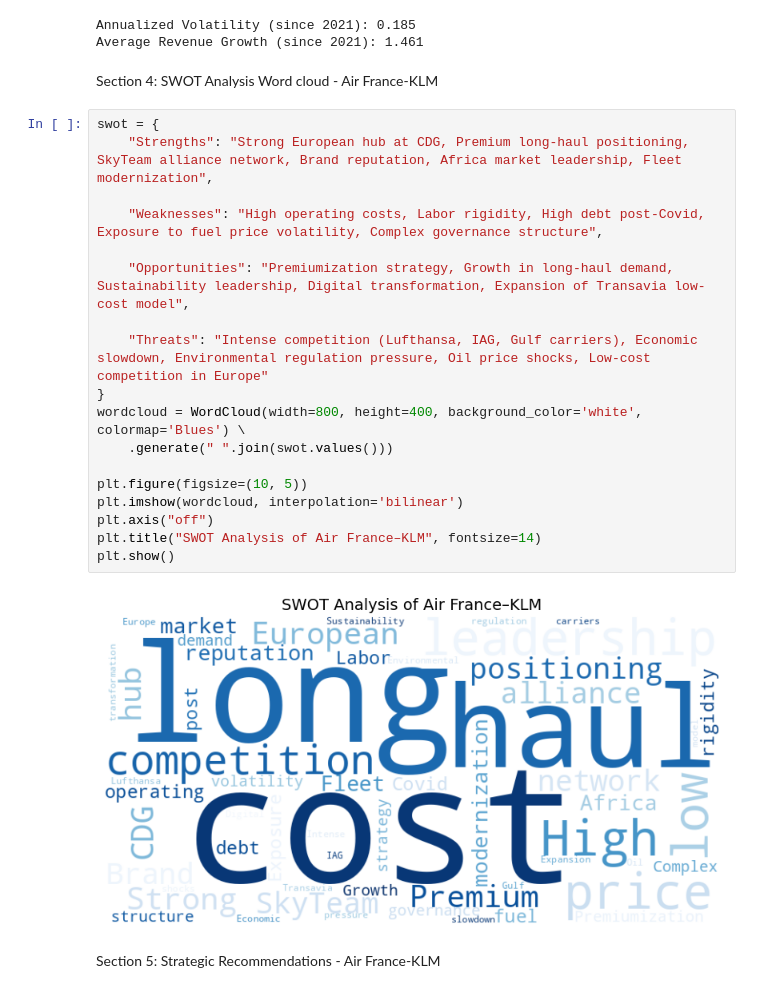
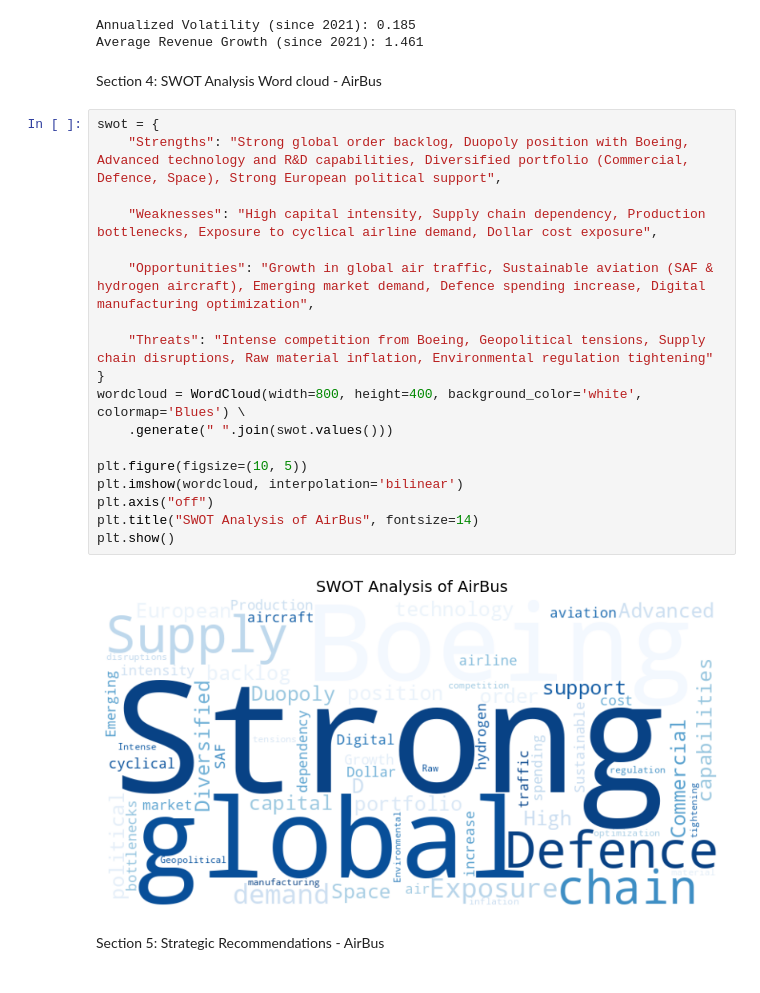
Before and after one commit to bigaka1X/Corporate_Strategy_AMSE_2026, a Jupyter notebook: strategy_course.ipynb, the cells around one changed output. Cells and saved outputs as stored; diff of their text form.

```diff
--- a/strategy_course.ipynb
+++ b/strategy_course.ipynb
@@ -105,26 +275,26 @@ print("Average Revenue Growth (since 2021):", round(revenue_growth,3))
 Annualized Volatility (since 2021): 0.185
 Average Revenue Growth (since 2021): 1.461
 # %% [markdown]
-Section 4: SWOT Analysis Word cloud - Air France-KLM
+Section 4: SWOT Analysis Word cloud - AirBus
 # %%
 swot = {
-    "Strengths": "Strong European hub at CDG, Premium long-haul positioning, SkyTeam alliance network, Brand reputation, Africa market leadership, Fleet modernization",
+    "Strengths": "Strong global order backlog, Duopoly position with Boeing, Advanced technology and R&D capabilities, Diversified portfolio (Commercial, Defence, Space), Strong European political support",
 
-    "Weaknesses": "High operating costs, Labor rigidity, High debt post-Covid, Exposure to fuel price volatility, Complex governance structure",
+    "Weaknesses": "High capital intensity, Supply chain dependency, Production bottlenecks, Exposure to cyclical airline demand, Dollar cost exposure",
 
-    "Opportunities": "Premiumization strategy, Growth in long-haul demand, Sustainability leadership, Digital transformation, Expansion of Transavia low-cost model",
+    "Opportunities": "Growth in global air traffic, Sustainable aviation (SAF & hydrogen aircraft), Emerging market demand, Defence spending increase, Digital manufacturing optimization",
 
-    "Threats": "Intense competition (Lufthansa, IAG, Gulf carriers), Economic slowdown, Environmental regulation pressure, Oil price shocks, Low-cost competition in Europe"
+    "Threats": "Intense competition from Boeing, Geopolitical tensions, Supply chain disruptions, Raw material inflation, Environmental regulation tightening"
 }
 wordcloud = WordCloud(width=800, height=400, background_color='white', colormap='Blues') \
     .generate(" ".join(swot.values()))
 
 plt.figure(figsize=(10, 5))
 plt.imshow(wordcloud, interpolation='bilinear')
 plt.axis("off")
-plt.title("SWOT Analysis of Air France–KLM", fontsize=14)
+plt.title("SWOT Analysis of AirBus", fontsize=14)
 plt.show()
 # %% [output]
-[figure, old version]
+[figure, new version]
 # %% [markdown]
-Section 5: Strategic Recommendations - Air France-KLM
+Section 5: Strategic Recommendations - AirBus
```
Also changed, not shown: parts of 12 cells of this notebook.
